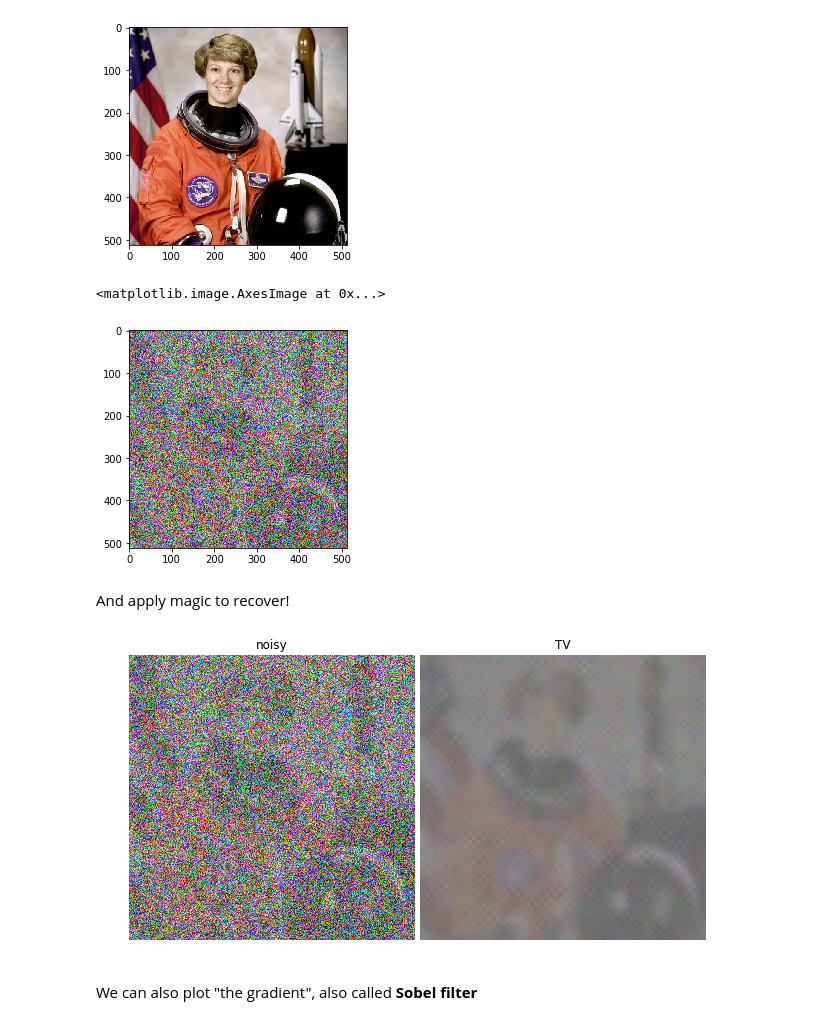
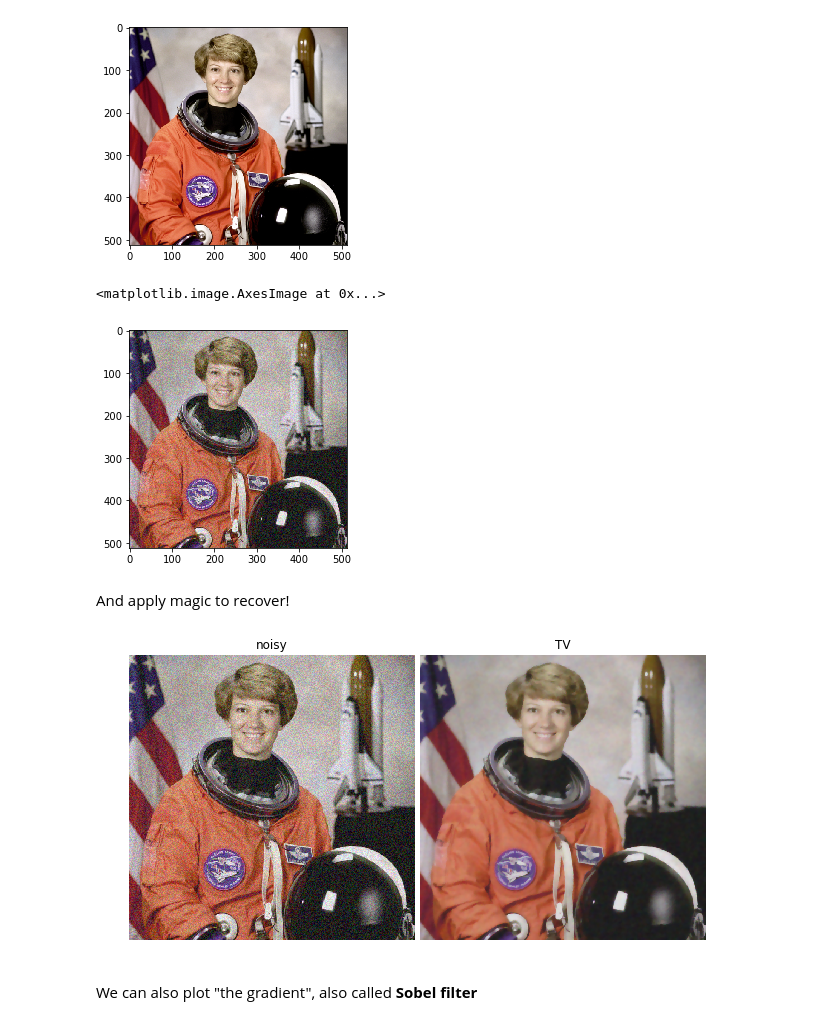
Before and after one commit to oseledets/nla2017, a Jupyter notebook: lectures/tv-denoising-demo.ipynb, the cells around one changed output. Drawn from its saved outputs; the diff is of its cells as text; code cells hidden in the pictures.

```diff
--- a/lectures/tv-denoising-demo.ipynb
+++ b/lectures/tv-denoising-demo.ipynb
@@ -38,7 +38,7 @@ plt.imshow(lena)
 lena_cl = lena
 #lena_cl = lena[100:300, 100:320, 1]
 
-noisy = lena_cl.copy() + 20.0* lena.std() * np.random.random(lena_cl.shape)
+noisy = lena_cl.copy() + 1.0* lena.std() * np.random.random(lena_cl.shape)
 noisy -= np.min(noisy)
 noisy /= np.max(noisy)
 #noisy = np.clip(noisy, 0, 1)
@@ -46,21 +46,21 @@ plt.gray()
 plt.imshow(noisy)
 # %% [output]
 <matplotlib.image.AxesImage at 0x...>
-[figure, old version]
+[figure, new version]
 # %% [markdown]
 And apply magic to recover!
 # %%
 fig, ax = plt.subplots(nrows=1, ncols=2, figsize=(8, 5))
 ax[0].imshow(noisy)
 ax[0].axis('off')
 ax[0].set_title('noisy')
-ax[1].imshow(denoise_tv_chambolle(noisy, weight=100, multichannel=True))
+ax[1].imshow(denoise_tv_chambolle(noisy, weight=0.1, multichannel=True))
 ax[1].axis('off')
 ax[1].set_title('TV')
 fig.subplots_adjust(wspace=0.02, hspace=0.2,
                     top=0.9, bottom=0.05, left=0, right=1)
 # %% [output]
-[figure, old version]
+[figure, new version]
 # %% [markdown]
 We can also plot "the gradient", also called **Sobel filter**
 # %%
```
Also changed, not shown: 3 other files.
